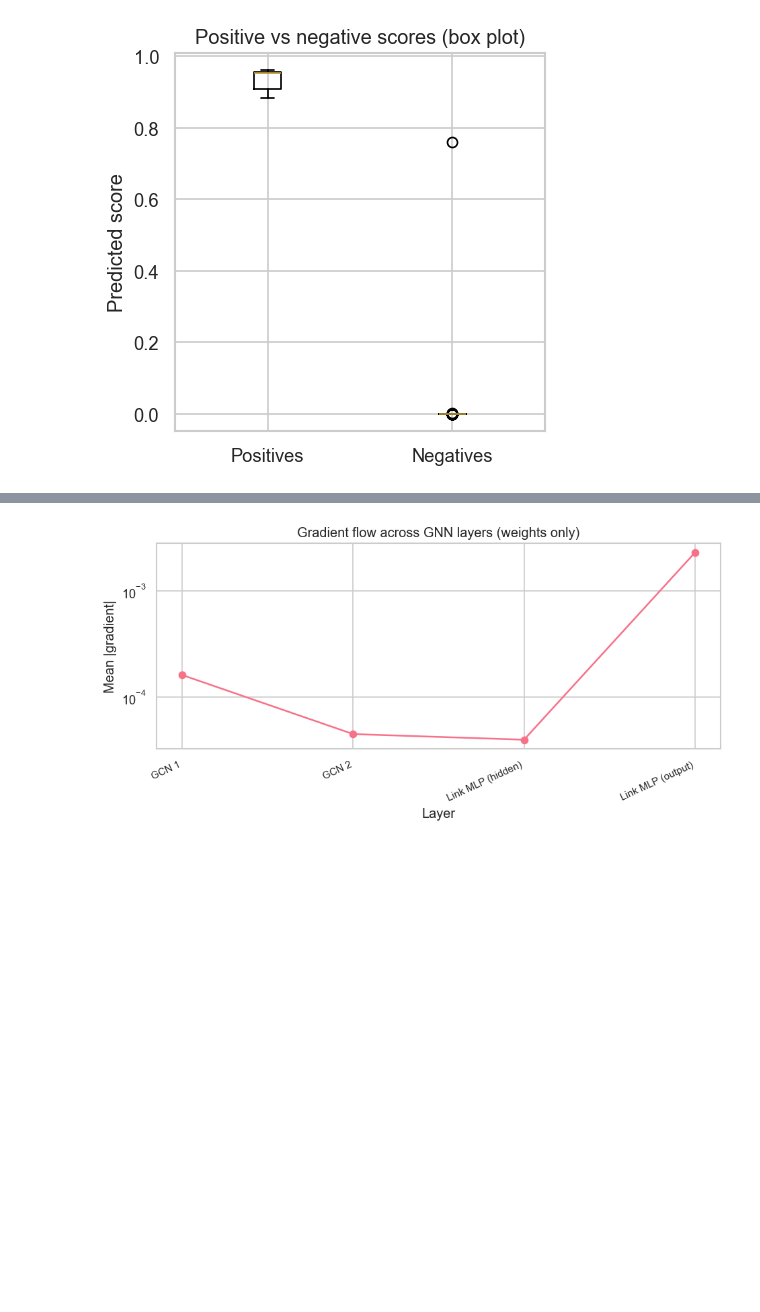
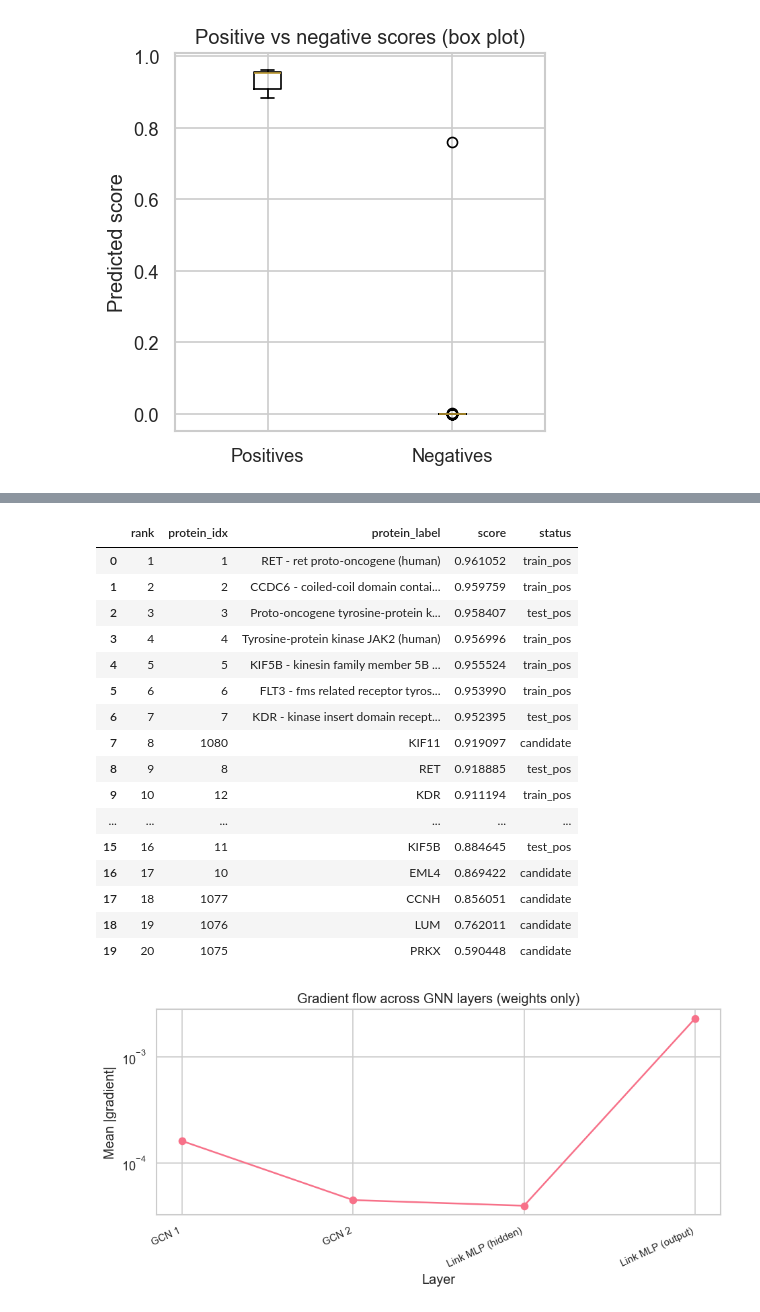
Before and after one commit to Ishaanbal/DSC180B-B23-Knowledge-Graph-and-Biomedical-Ontology, a Jupyter notebook: notebooks/model_troubleshooting.ipynb, the cells around one changed output, grey strips where cells are left out. Saved outputs shown, nothing was run; the diff lists cells and outputs as text; code cells hidden in the pictures; blank space fills up the shorter version.

Commit message:
top-k ranked proteins table readded

```diff
--- a/notebooks/model_troubleshooting.ipynb
+++ b/notebooks/model_troubleshooting.ipynb
@@ -302,3 +262,69 @@ plt.show()
+# %%
+# 3c. Top-k ranked proteins with readable labels
+nodes_df = pd.read_csv(nodes_path)
+id_col = None
+for cand in ["node_id", "id", "index", "nodeIndex", "node_index"]:
+    if cand in nodes_df.columns:
+        id_col = cand
+        break
+if id_col is None:
+    print(
+        "Warning: could not find an ID column in nodes_df; using raw idx values as labels. "
+        f"Available columns: {list(nodes_df.columns)!r}"
+    )
+
+def idx_to_label(idx):
+    node_id = idx_to_id[idx]
+    if id_col is None:
+        return str(node_id)
+    row = nodes_df.loc[nodes_df[id_col] == node_id]
+    if not row.empty:
+        # Try common name/label columns; fall back to node_id
+        for col in ["name", "label", "preferred_name"]:
+            if col in row.columns:
+                val = row.iloc[0].get(col)
+                if isinstance(val, str) and val.strip():
+                    return val
+        return str(node_id)
+    return str(node_id)
+
+k_top = 20
+rows = []
+for rank_1based, idx in enumerate(order[:k_top], start=1):
+    tail_idx = candidate_tails[idx]
+    label = idx_to_label(tail_idx)
+    is_train = tail_idx in train_pos
+    is_test = tail_idx in test_pos
+    score = float(scores_np[idx])
+    status = "train_pos" if is_train else ("test_pos" if is_test else "candidate")
+    rows.append({
+        "rank": rank_1based,
+        "protein_idx": tail_idx,
+        "protein_label": label,
+        "score": score,
+        "status": status,
+    })
+
+top_proteins_df = pd.DataFrame(rows)
+top_proteins_df
+# %% [output]
+|  | rank | protein_idx | protein_label | score | status |
+| 0 | 1 | 1 | RET - ret proto-oncogene (human) | 0.961052 | train_pos |
+| 1 | 2 | 2 | CCDC6 - coiled-coil domain contai... | 0.959759 | train_pos |
+| 2 | 3 | 3 | Proto-oncogene tyrosine-protein k... | 0.958407 | test_pos |
+| 3 | 4 | 4 | Tyrosine-protein kinase JAK2 (human) | 0.956996 | train_pos |
+| 4 | 5 | 5 | KIF5B - kinesin family member 5B ... | 0.955524 | train_pos |
+| 5 | 6 | 6 | FLT3 - fms related receptor tyros... | 0.953990 | train_pos |
+| 6 | 7 | 7 | KDR - kinase insert domain recept... | 0.952395 | test_pos |
+| 7 | 8 | 1080 | KIF11 | 0.919097 | candidate |
+| 8 | 9 | 8 | RET | 0.918885 | test_pos |
+| 9 | 10 | 12 | KDR | 0.911194 | train_pos |
+| ... | ... | ... | ... | ... | ... |
+| 15 | 16 | 11 | KIF5B | 0.884645 | test_pos |
+| 16 | 17 | 10 | EML4 | 0.869422 | candidate |
+| 17 | 18 | 1077 | CCNH | 0.856051 | candidate |
+| 18 | 19 | 1076 | LUM | 0.762011 | candidate |
+| 19 | 20 | 1075 | PRKX | 0.590448 | candidate |
 # %%
 # 3d. Gradient flow across GNN layers (mean |grad| per weight only)
 
```
Also changed, not shown: parts of 2 cells of this notebook.
